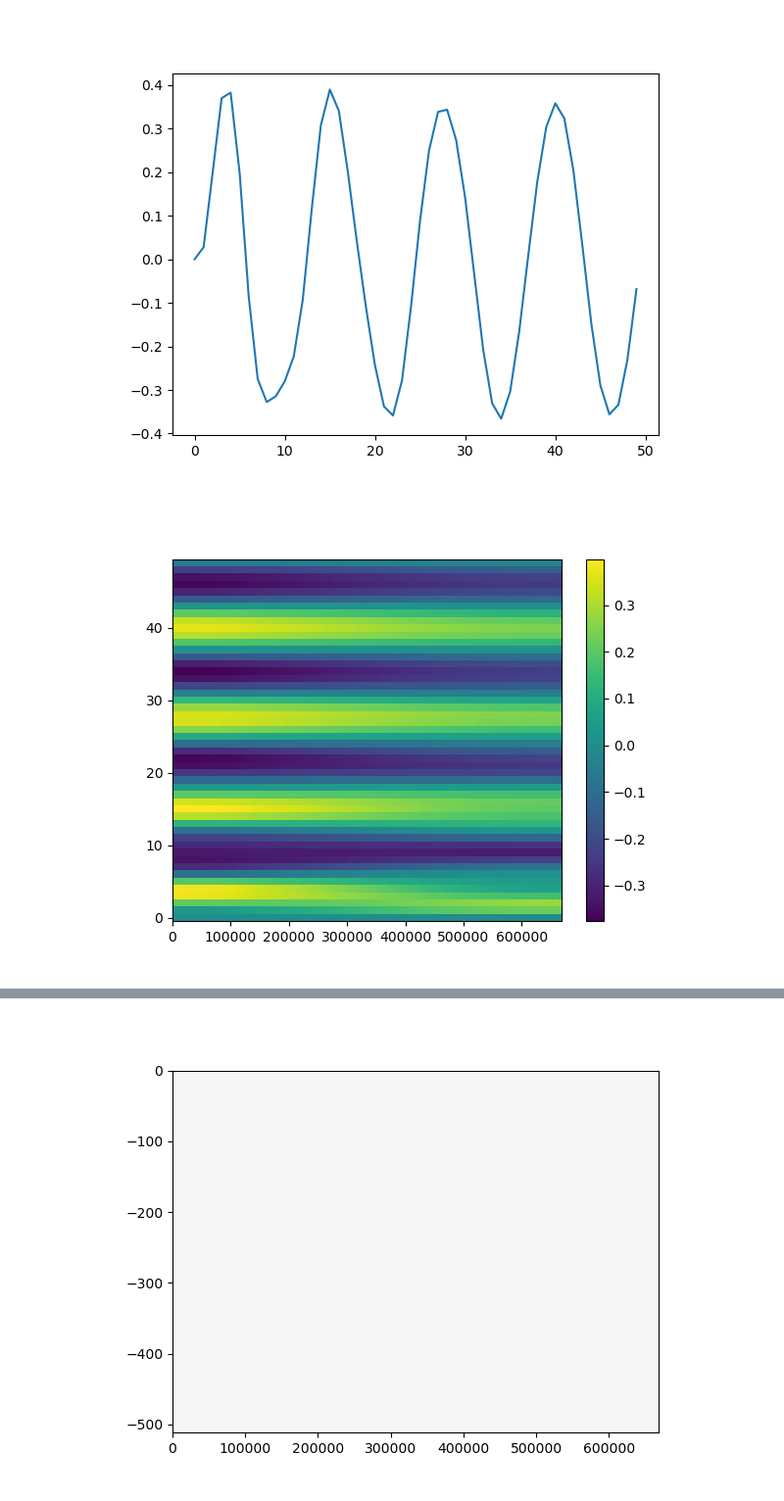
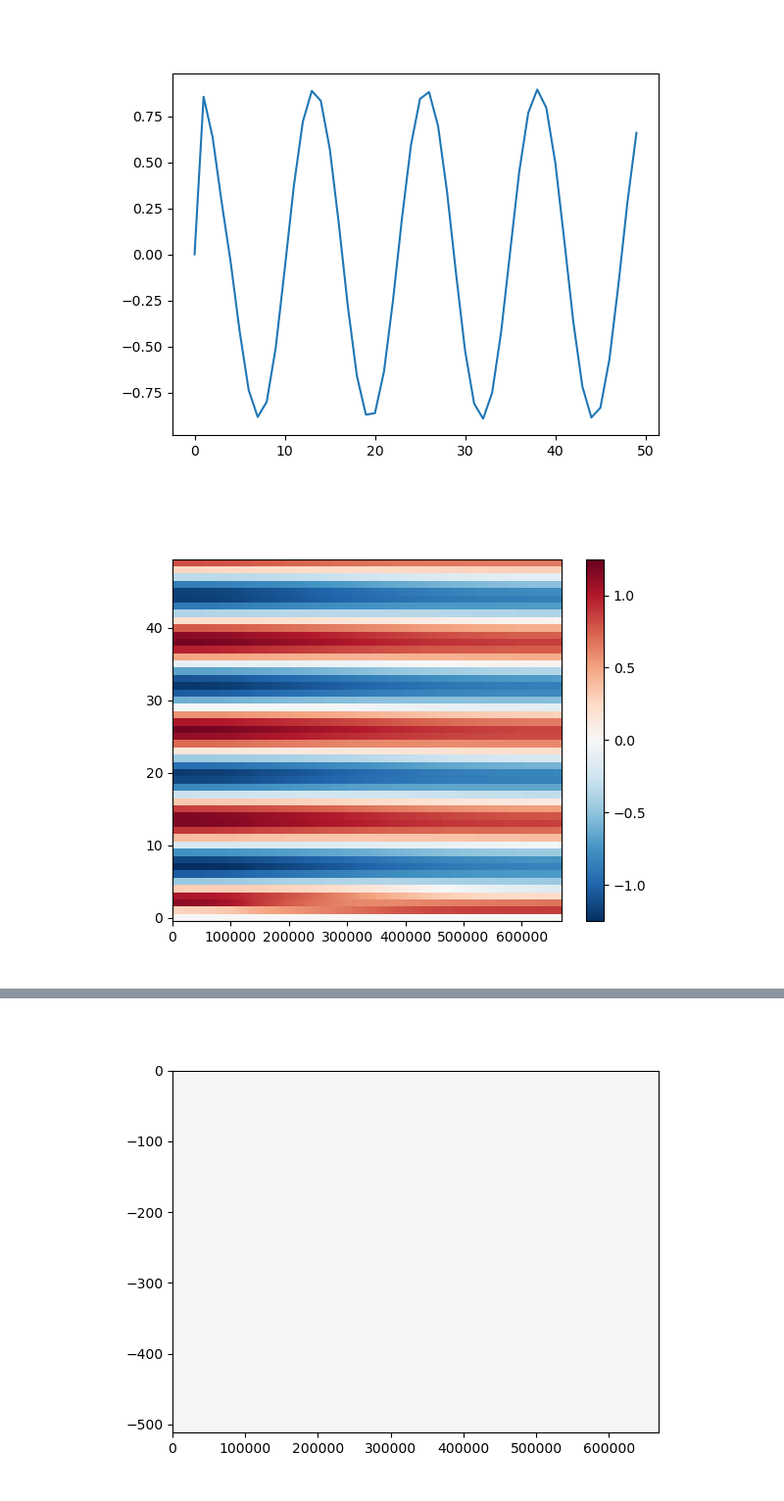
Before and after one commit to jklymak/FjordForce, a Jupyter notebook: input/ButeWindsAnalysis.ipynb, the cells around one changed output, grey strips where cells are left out. Shown at 98% size. Saved outputs shown, nothing was run; the diff lists cells and outputs as text; code cells hidden in the pictures.

```diff
--- a/input/ButeWindsAnalysis.ipynb
+++ b/input/ButeWindsAnalysis.ipynb
@@ -9,18 +9,18 @@ fig, axs = plt.subplots()
 runname = 'Fjord4'
 with xmitgcm.open_mdsdataset(f'../results/{runname}/input/',
                              endian='<', prefix=['spinup', 'spinup2d']) as ds0:
-    axs.plot(ds0.time.astype('float')/1e9/3600, ds0.isel(YC=0).sel(XC=20e3, method='nearest').ETAN)
+    axs.plot(ds0.time.astype('float')/1e9/3600, ds0.isel(YC=0).sel(XC=500e3, method='nearest').ETAN)
 # %% [output]
-[figure, old version]
+[figure, new version]
 # %%
 fig, axs = plt.subplots()
 runname = 'Fjord4'
 with xmitgcm.open_mdsdataset(f'../results/{runname}/input/',
                              endian='<', prefix=['spinup', 'spinup2d']) as ds0:
-    pc = axs.pcolormesh(ds0.XC, ds0.time.astype('float')/1e9/3600, ds0.isel(YC=0).ETAN)
+    pc = axs.pcolormesh(ds0.XC, ds0.time.astype('float')/1e9/3600, ds0.isel(YC=0).ETAN, vmin=-1.25, vmax=1.25, cmap='RdBu_r')
     fig.colorbar(pc)
 # %% [output]
-[figure, old version]
+[figure, new version]
 # %%
 ds0
 # %% [output]
```
Also changed, not shown: parts of 1 cell of this notebook, 1 other file.
